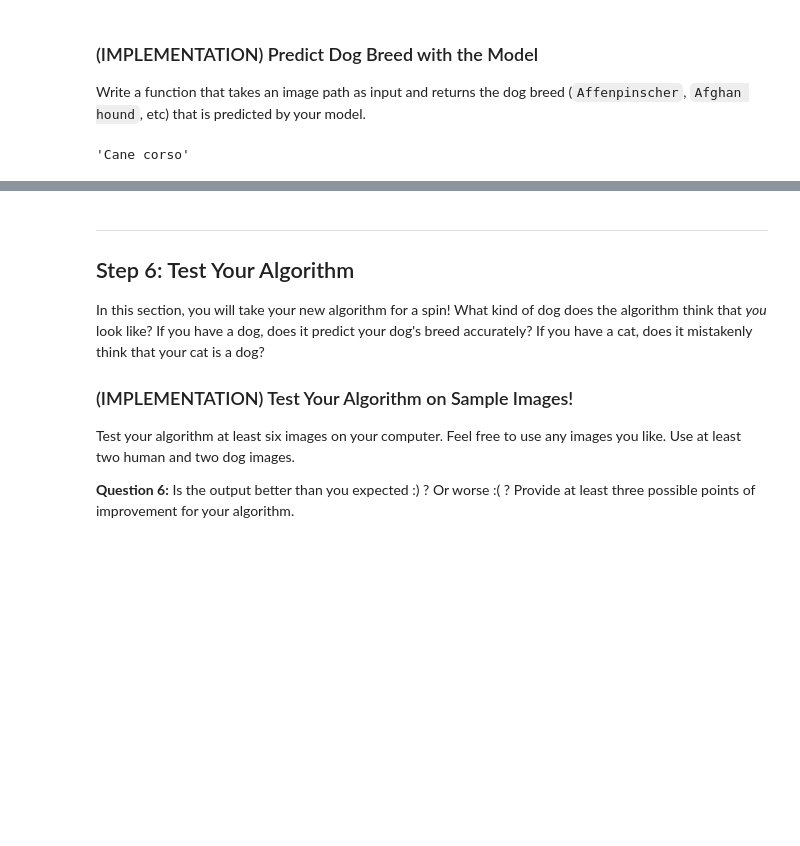
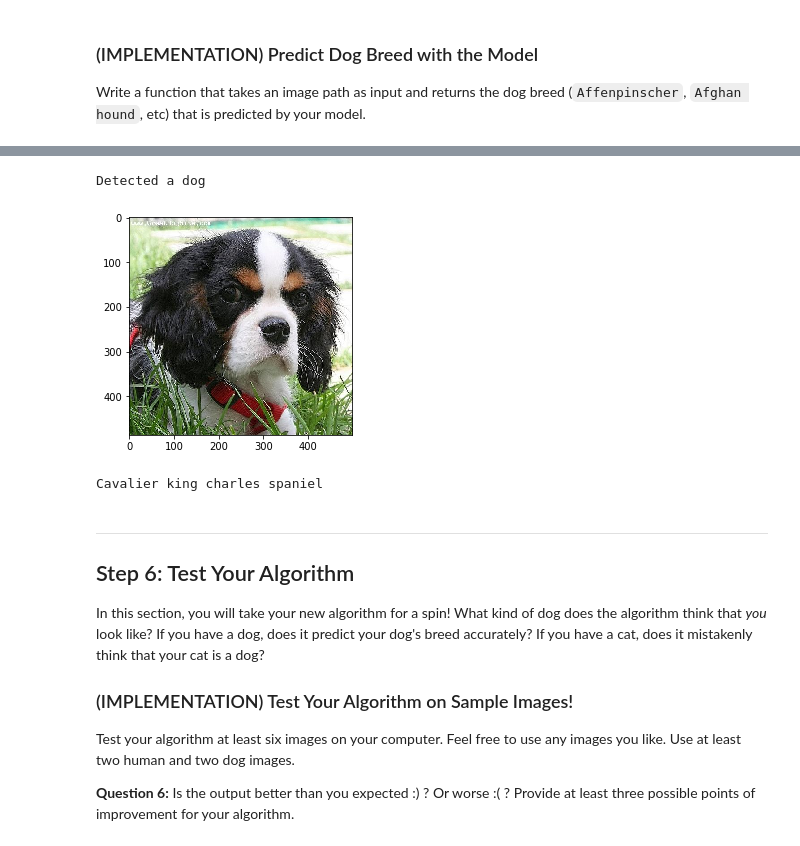
Before and after one commit to IMaeland/udacity-deep-learning-projects, a Jupyter notebook: project-dog-classification/dog_app.ipynb, the cells around one changed output, grey strips where cells are left out. Saved outputs shown, nothing was run; the diff lists cells and outputs as text; code cells hidden in the pictures; blank space fills up the shorter version.

```diff
--- a/project-dog-classification/dog_app.ipynb
+++ b/project-dog-classification/dog_app.ipynb
@@ -486,17 +486,9 @@ def train(n_epochs, loaders, model, optimizer, criterion, use_cuda, save_path):
             print('Validation loss decreased ({:.6f} --> {:.6f}).  Saving model ...'.format(
                 valid_loss_min,
                 valid_loss))
-            torch.save(model.state_dict(), 'model_scratch.pt')
+            torch.save(model.state_dict(), save_path)
             valid_loss_min = valid_loss
 
 
     # return trained model
     return model
-
-
-# train the model
-model_scratch = train(50, loaders_scratch, model_scratch, optimizer_scratch,
-                      criterion_scratch, use_cuda, 'model_scratch.pt')
-
-# load the model that got the best validation accuracy
-model_scratch.load_state_dict(torch.load('model_scratch.pt'))
@@ -661,9 +658,9 @@ optimizer_transfer = optim.SGD(model_transfer.classifier.parameters(), lr=0.001)
 Train and validate your model in the code cell below.  [Save the final model parameters](http://pytorch.org/docs/master/notes/serialization.html) at filepath `'model_transfer.pt'`.
 # %%
 # train the model
-n_epochs = 10
+n_epochs = 50
 model_transfer = train(n_epochs, loaders_transfer, model_transfer, optimizer_transfer, criterion_transfer, use_cuda, 'model_transfer.pt')
 
 # load the model that got the best validation accuracy (uncomment the line below)
-#model_transfer.load_state_dict(torch.load('model_transfer.pt'))
+model_transfer.load_state_dict(torch.load('model_transfer.pt'))
 # %% [output]
@@ -691,3 +686,5 @@ Validation loss decreased (0.593469 --> 0.591041).  Saving model ...
 ### (IMPLEMENTATION) Test the Model
 
 Try out your model on the test dataset of dog images. Use the code cell below to calculate and print the test loss and accuracy.  Ensure that your test accuracy is greater than 60%.
+# %%
+model_transfer.load_state_dict(torch.load('model_transfer.pt'))
@@ -722,10 +721,6 @@ def predict_breed_transfer(img_path):
     cls = torch.argmax(output).cpu().numpy()
 
     return class_names[cls]
-# %%
-predict_breed_transfer('images/ivar.png')
-# %% [output]
-'Cane corso'
 # %% [markdown]
 ---
 <a id='step5'></a>
@@ -747,11 +742,29 @@ Some sample output for our algorithm is provided below, but feel free to design
 # %%
 ### TODO: Write your algorithm.
 ### Feel free to use as many code cells as needed.
 
 def run_app(img_path):
     ## handle cases for a human face, dog, and neither
-    print("Image", img_path)
-    print("Look like ", predict_breed_transfer(img_path))
+    img = cv2.imread(img_path)
+    img = cv2.cvtColor(img, cv2.COLOR_BGR2RGB)
+    is_human = face_detector(img_path)
+    dog_breed = predict_breed_transfer(img_path)
+    if (is_human):
+        print("Hello, human!")
+    else:
+        print("Detected a dog")
+    plt.imshow(img)
+    plt.show()
+    if (is_human):
+        print("You look like a ", dog_breed)
+    else:
+        print(dog_breed)
+    print("\n")
+run_app(dog_files_short[1])
+# %% [output]
+Detected a dog
+[figure, added]
+Cavalier king charles spaniel
 # %% [markdown]
 ---
 <a id='step6'></a>
```
Also changed, not shown: parts of 11 cells of this notebook.
